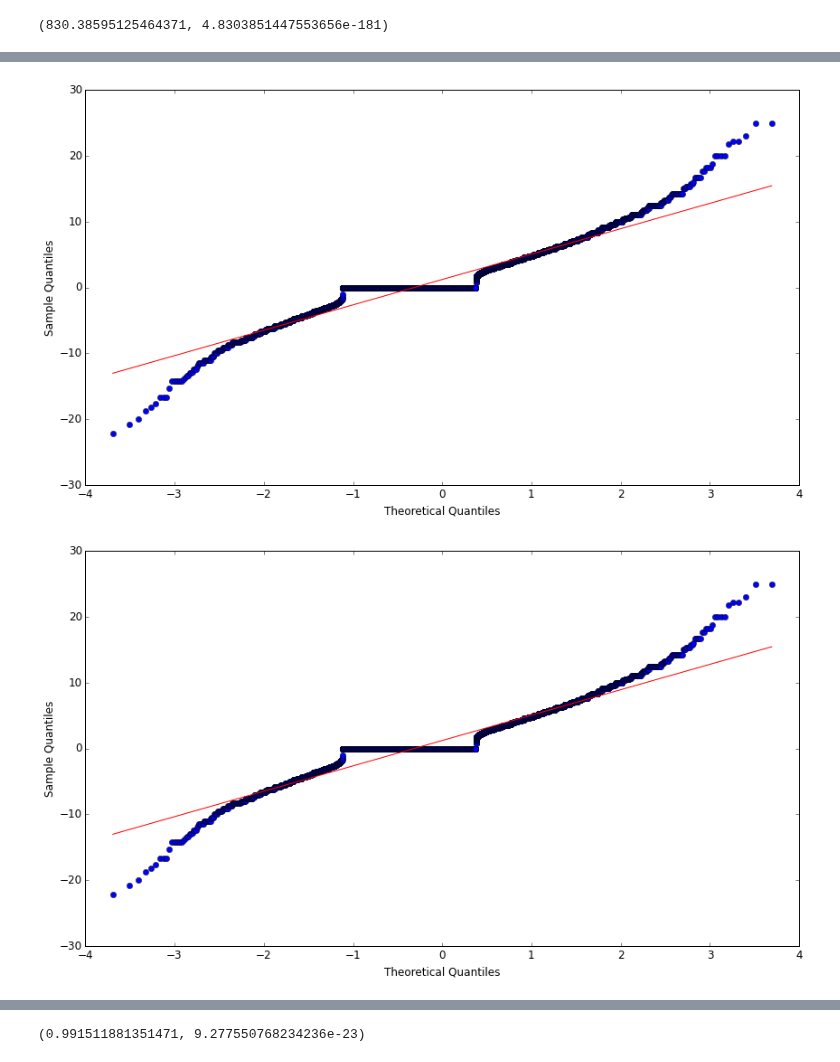
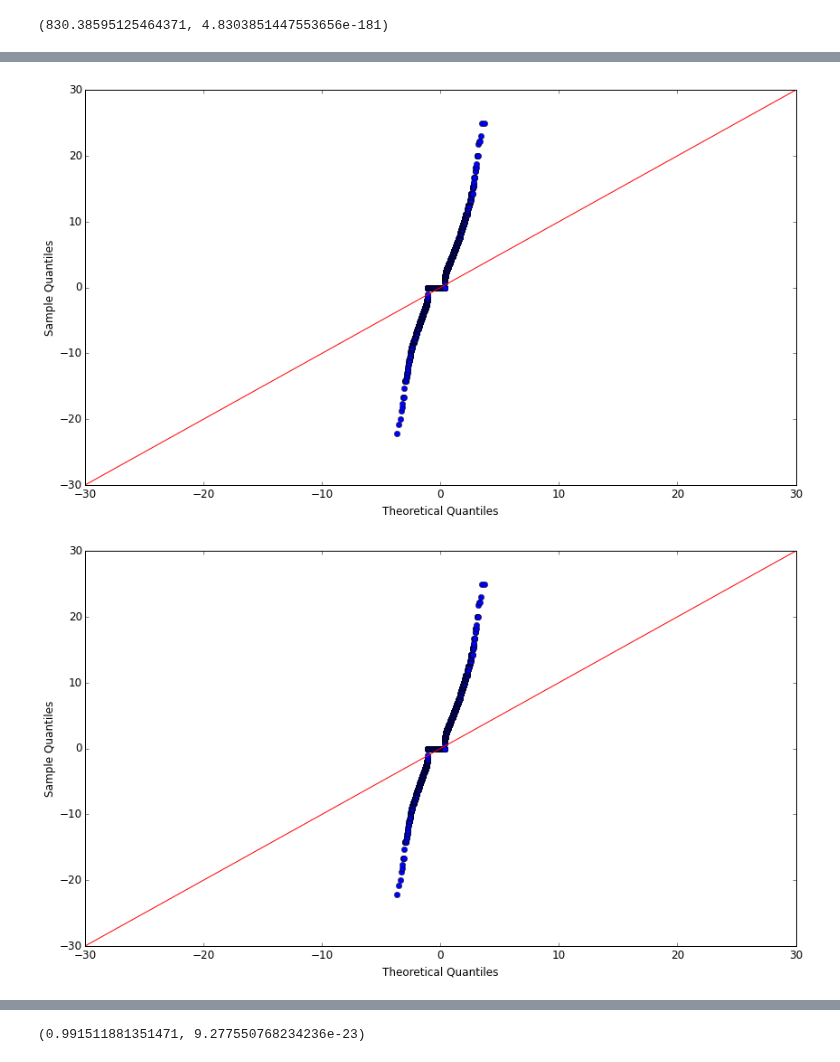
Before and after one commit to mavillard/liwc, a Jupyter notebook: comparison.ipynb, the cells around one changed output, grey strips where cells are left out. Cells and saved outputs as stored; diff of their text form; code cells hidden in the pictures.

```diff
--- a/comparison.ipynb
+++ b/comparison.ipynb
@@ -235,5 +239,5 @@ qqplot(df_b2['score'], line='r')
 # %%
-qqplot(df_b2['liwc'], line='s')
+qqplot(df_b2['liwc'], line='45')
 # %% [output]
-[figure, old version]
+[figure, new version]
-[figure, old version]
+[figure, new version]
```
Also changed, not shown: parts of 6 cells of this notebook, 4 other files.
